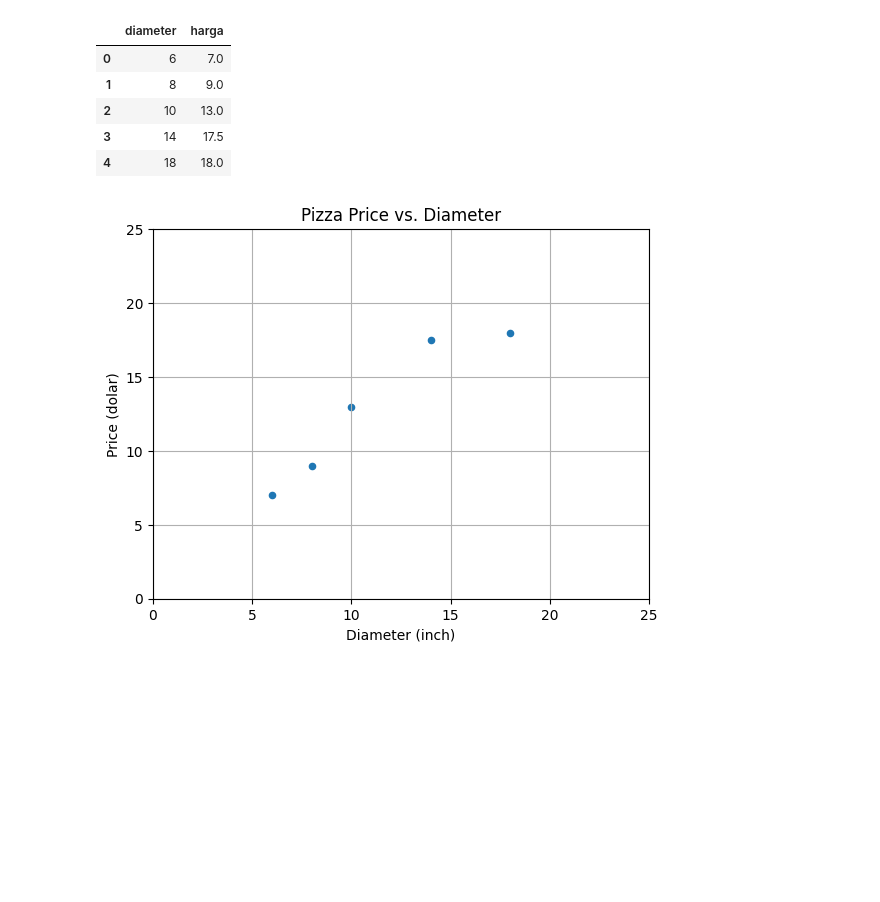
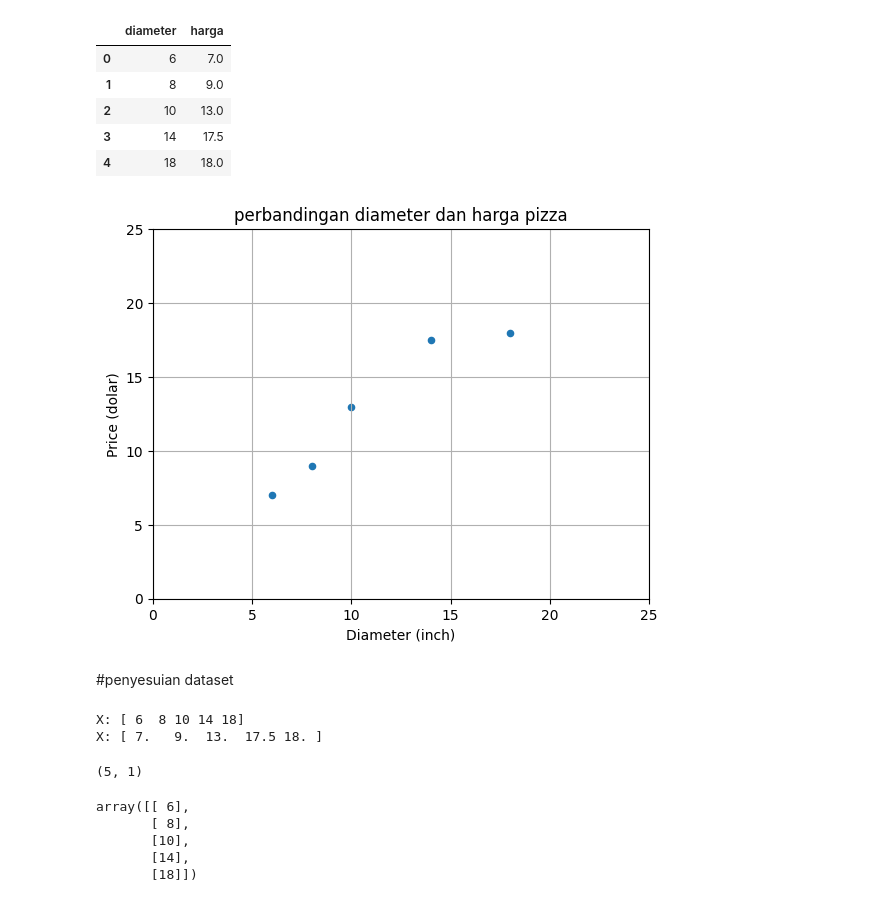
Before and after one commit to ihyaulumuddin044/machineLearning, a Jupyter notebook: simple_linier_regrresion.ipynb, the cells around one changed output. Cells and saved outputs as stored; diff of their text form; code cells hidden in the pictures; blank space fills up the shorter version.

```diff
--- a/simple_linier_regrresion.ipynb
+++ b/simple_linier_regrresion.ipynb
@@ -19,13 +19,39 @@ pizza_df
 # %%
 import matplotlib.pyplot as plt
 
 pizza_df.plot(x="diameter", y="harga", kind="scatter")
-plt.title("Pizza Price vs. Diameter")
+plt.title("perbandingan diameter dan harga pizza")
 plt.xlabel("Diameter (inch)")
 plt.ylabel("Price (dolar)")
 plt.xlim(0,25)
 plt.ylim(0,25)
 plt.grid(True)
 plt.show()
 # %% [output]
-[figure, old version]
+[figure, new version]
+# %% [markdown]
+#penyesuian dataset
+# %%
+import numpy as np
+
+X = np.array(pizza_df["diameter"])
+y = np.array(pizza_df["harga"])
+
+print(f'X: {X}')
+print(f'X: {y}')
+# %% [output]
+X: [ 6  8 10 14 18]
+X: [ 7.   9.  13.  17.5 18. ]
+# %%
+X = X.reshape(-1,1)
+X.shape
+# %% [output]
+(5, 1)
+# %%
+X
+# %% [output]
+array([[ 6],
+       [ 8],
+       [10],
+       [14],
+       [18]])
```
